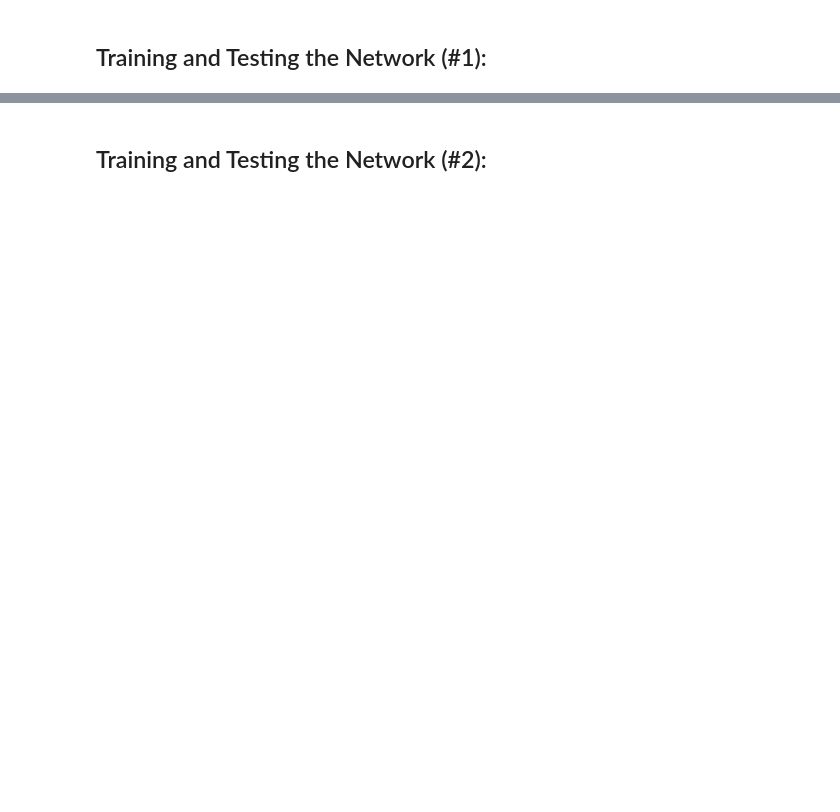
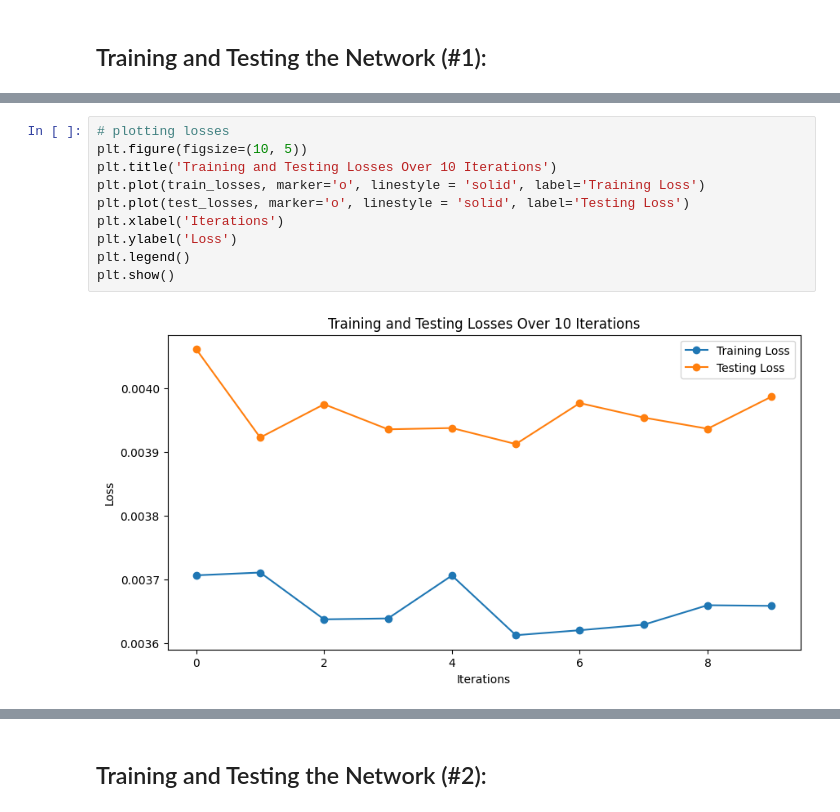
Before and after one commit to hafsamueen/syde-552-final-project, a Jupyter notebook: syde_552_final_project.ipynb, the cells around one changed output, grey strips where cells are left out. Cells and saved outputs as stored; diff of their text form; blank space fills up the shorter version.

```diff
--- a/syde_552_final_project.ipynb
+++ b/syde_552_final_project.ipynb
@@ -348,3 +356,15 @@ mean testing accuracy: 0.784791249036789
+# %%
+# plotting losses
+plt.figure(figsize=(10, 5))
+plt.title('Training and Testing Losses Over 10 Iterations')
+plt.plot(train_losses, marker='o', linestyle = 'solid', label='Training Loss')
+plt.plot(test_losses, marker='o', linestyle = 'solid', label='Testing Loss')
+plt.xlabel('Iterations')
+plt.ylabel('Loss')
+plt.legend()
+plt.show()
+# %% [output]
+[figure, added]
 # %%
 # testing / evaluating the network
 
```
Also changed, not shown: parts of 33 cells of this notebook.
